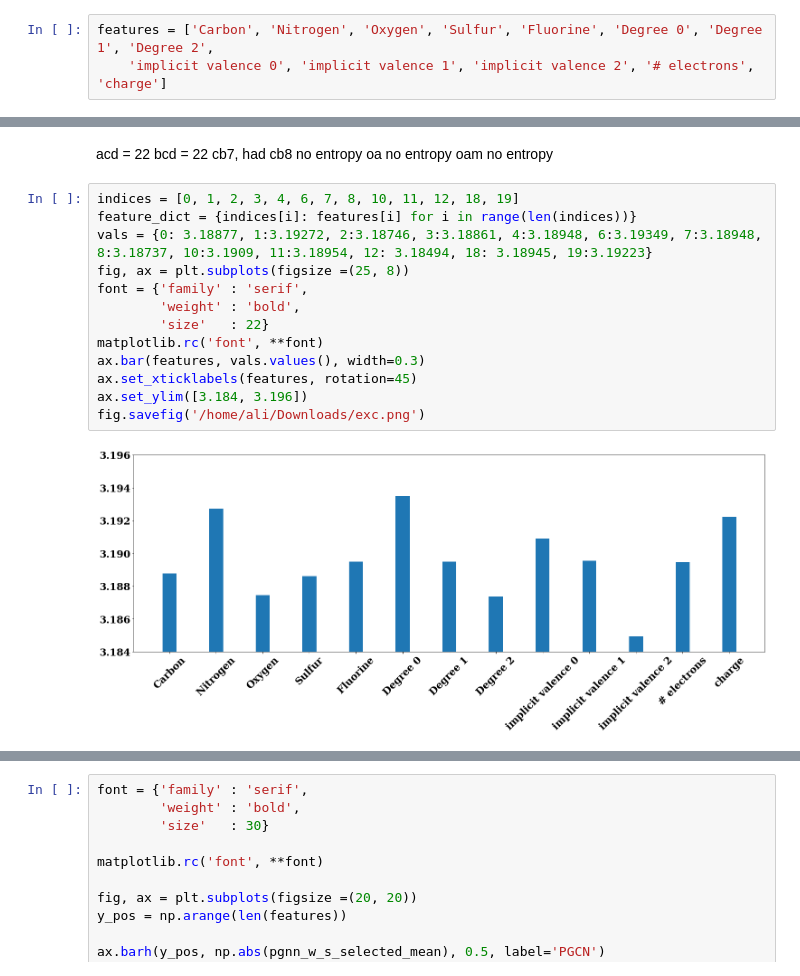
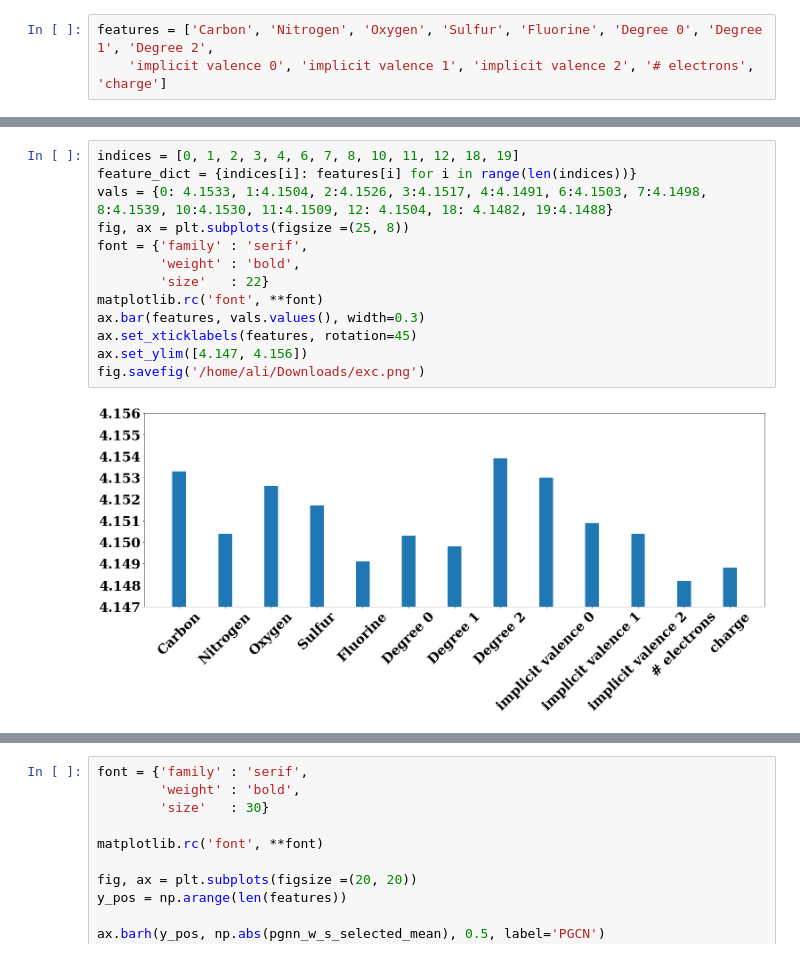
Before and after one commit to aicam/GBNN, a Jupyter notebook: Notebooks/Entropy/Weight Comparison.ipynb, the cells around one changed output, grey strips where cells are left out. Saved outputs shown, nothing was run; the diff lists cells and outputs as text.

```diff
--- a/Notebooks/Entropy/Weight Comparison.ipynb
+++ b/Notebooks/Entropy/Weight Comparison.ipynb
@@ -102,25 +104,18 @@ plt.show()
-# %% [markdown]
-acd = 22
-bcd = 22
-cb7, had
-cb8 no entropy
-oa no entropy
-oam no entropy
 # %%
 indices = [0, 1, 2, 3, 4, 6, 7, 8, 10, 11, 12, 18, 19]
 feature_dict = {indices[i]: features[i] for i in range(len(indices))}
-vals = {0: 3.18877, 1:3.19272, 2:3.18746, 3:3.18861, 4:3.18948, 6:3.19349, 7:3.18948, 8:3.18737, 10:3.1909, 11:3.18954, 12: 3.18494, 18: 3.18945, 19:3.19223}
+vals = {0: 4.1533, 1:4.1504, 2:4.1526, 3:4.1517, 4:4.1491, 6:4.1503, 7:4.1498, 8:4.1539, 10:4.1530, 11:4.1509, 12: 4.1504, 18: 4.1482, 19:4.1488}
 fig, ax = plt.subplots(figsize =(25, 8))
 font = {'family' : 'serif',
         'weight' : 'bold',
         'size'   : 22}
 matplotlib.rc('font', **font)
 ax.bar(features, vals.values(), width=0.3)
 ax.set_xticklabels(features, rotation=45)
-ax.set_ylim([3.184, 3.196])
+ax.set_ylim([4.147, 4.156])
 fig.savefig('/home/ali/Downloads/exc.png')
 # %% [output]
-[figure, old version]
+[figure, new version]
 # %%
 """
 ========
```
Also changed, not shown: parts of 4 cells of this notebook, 8 other files.
